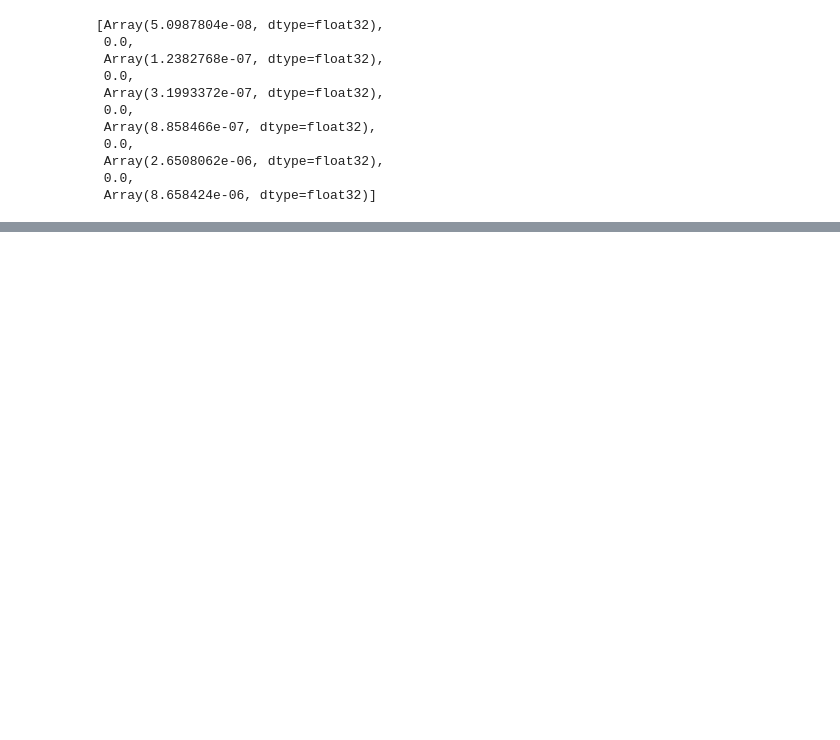
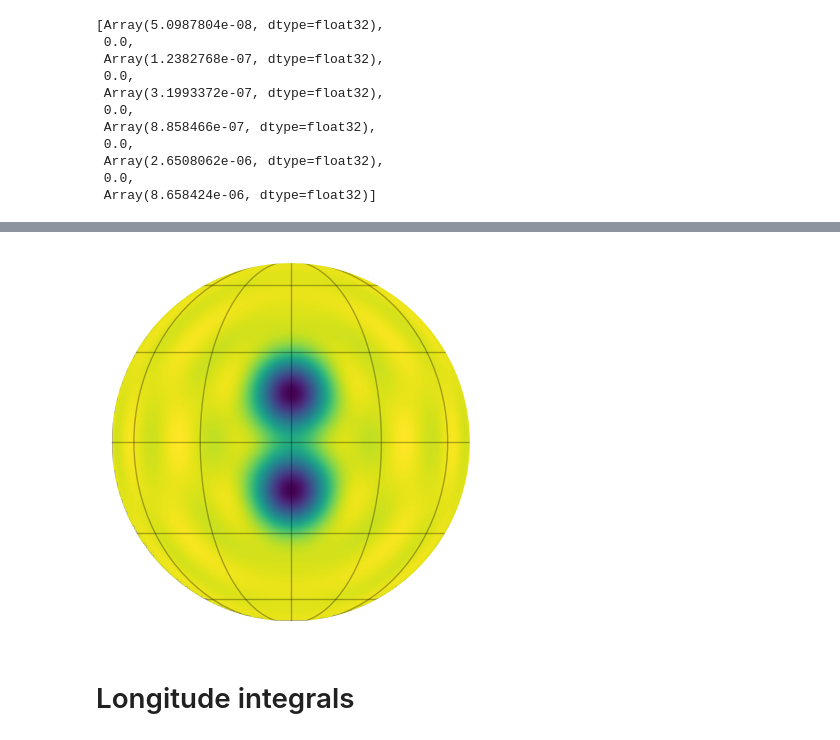
Before and after one commit to farr/StarryStarryProcessJaxoplanet, a Jupyter notebook: integrals.ipynb, the cells around one changed output, grey strips where cells are left out. Cells and saved outputs as stored; diff of their text form; code cells hidden in the pictures; blank space fills up the shorter version.

Commit message:
second moment integrals

```diff
--- a/integrals.ipynb
+++ b/integrals.ipynb
@@ -98,0 +123,28 @@ Array(54.784737, dtype=float32, weak_type=True)
+# %%
+def kron(m, n):
+    """Kronecker delta. Can we do better?"""
+    return m == n
+def Umn(m, n):
+    """Compute the (m, n) term of the transformation
+    matrix from complex to real Ylms. This part is from starry"""
+    if n < 0:
+        term1 = 1j
+    elif n == 0:
+        term1 = jnp.sqrt(2) / 2
+    else:
+        term1 = 1
+    if (m > 0) and (n < 0) and (n % 2 == 0):
+        term2 = -1
+    elif (m > 0) and (n > 0) and (n % 2 != 0):
+        term2 = -1
+    else:
+        term2 = 1
+    return term1 * term2 * 1 / jnp.sqrt(2) * (kron(m, n) + kron(m, -n) + 0j)
+
+def U(l):
+    """Compute the complete U transformation matrix.. This part is from starry"""
+    res = jnp.zeros((2 * l + 1, 2 * l + 1)) + 0j
+    for m in range(-l, l + 1):
+        for n in range(-l, l + 1):
+            res = res.at[m + l, n + l].set(Umn(m, n))
+    return res
@@ -98,0 +169,15 @@ Array(54.784737, dtype=float32, weak_type=True)
+# %%
+alpha = 96.0
+beta = 4.0
+lmax = 15
+r = 0.1
+c = 0.5
+er = ylm.ylm_spot(lmax)(c, r)
+ephis = []
+for l in range(0, lmax+1):
+    u = U(l)
+    erl = jnp.array([er[l,m] for m in range(-l,l+1)])
+    erlbar = u @ erl
+    p = jnp.array([plphim(l, m, erlbar, alpha, beta) for m in range(-l, l+1)])
+    ephis.append(jnp.real(jnp.conj(u.T) @ p))
+ephi = jnp.concatenate(ephis)
@@ -98,0 +204,6 @@ Array(54.784737, dtype=float32, weak_type=True)
+# %%
+show_surface(ephi)
+# %% [output]
+[figure, added]
+# %% [markdown]
+# Longitude integrals
```
Also changed, not shown: parts of 56 cells of this notebook.
